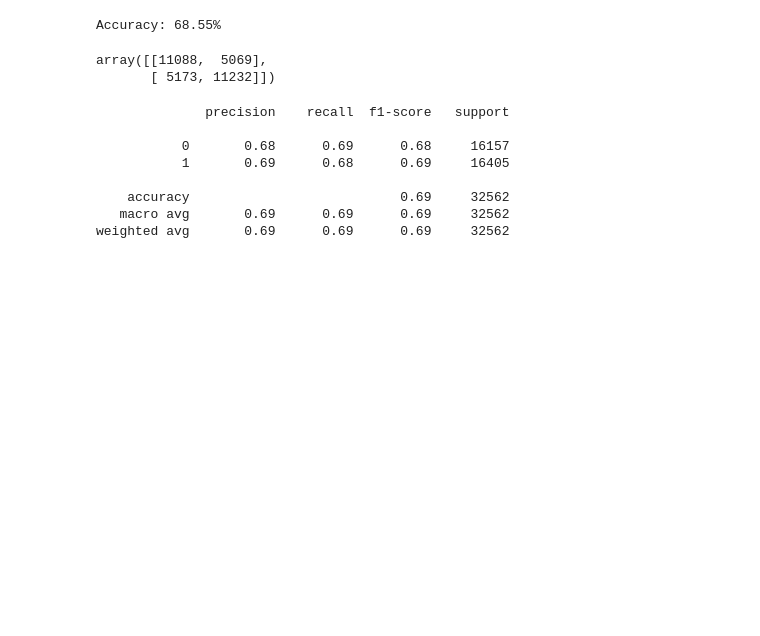
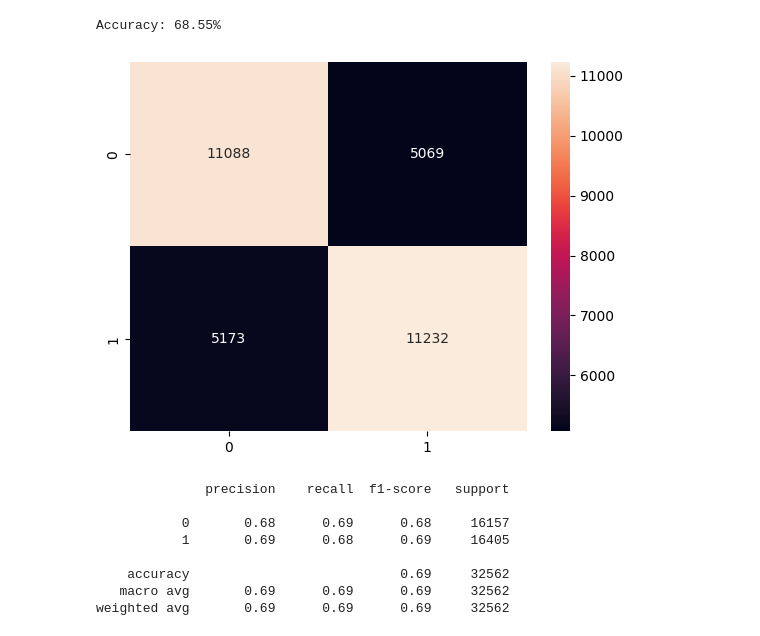
Before and after one commit to PauloRugani/atp-match-predictor, a Jupyter notebook: notebooks/6_model_training.ipynb, the cells around one changed output. Cells and saved outputs as stored; diff of their text form; code cells hidden in the pictures; blank space fills up the shorter version.

```diff
--- a/notebooks/6_model_training.ipynb
+++ b/notebooks/6_model_training.ipynb
@@ -254,10 +278,13 @@ print(f'Accuracy: {(accuracy_xgb_modern * 100):.2f}%')
 # %% [output]
 Accuracy: 68.55%
 # %%
-confusion_matrix(y_test_modern, predict_xgb_modern)
+matrix = confusion_matrix(y_test_modern, predict_xgb_modern)
-# %% [output]
-array([[11088,  5069],
-       [ 5173, 11232]])
+# %%
+plt.figure()
+sns.heatmap(matrix, annot=True, fmt='d')
+plt.show()
+# %% [output]
+[figure, added]
 # %%
 print(classification_report(y_test_modern, predict_xgb_modern))
 # %% [output]
```
Also changed, not shown: parts of 8 cells of this notebook.
